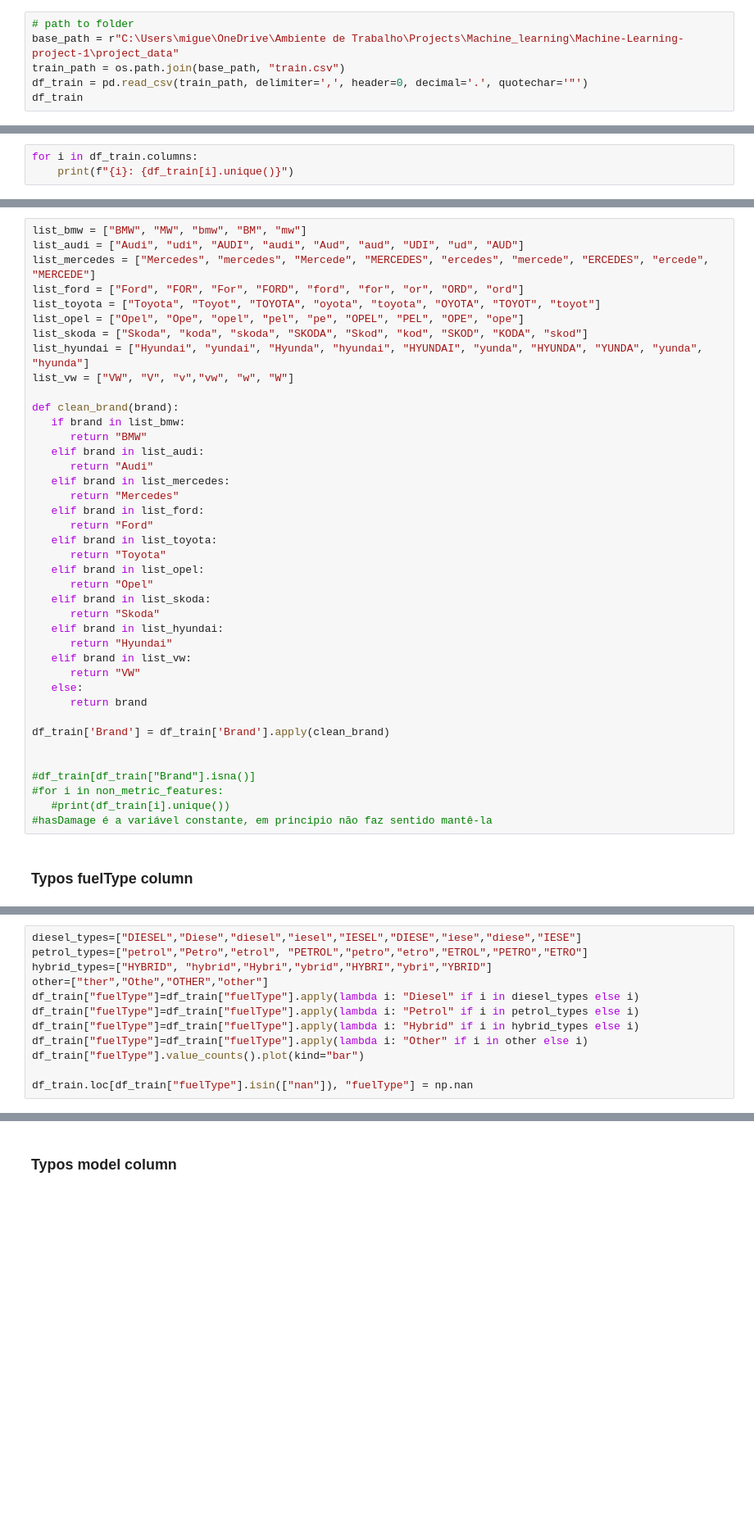
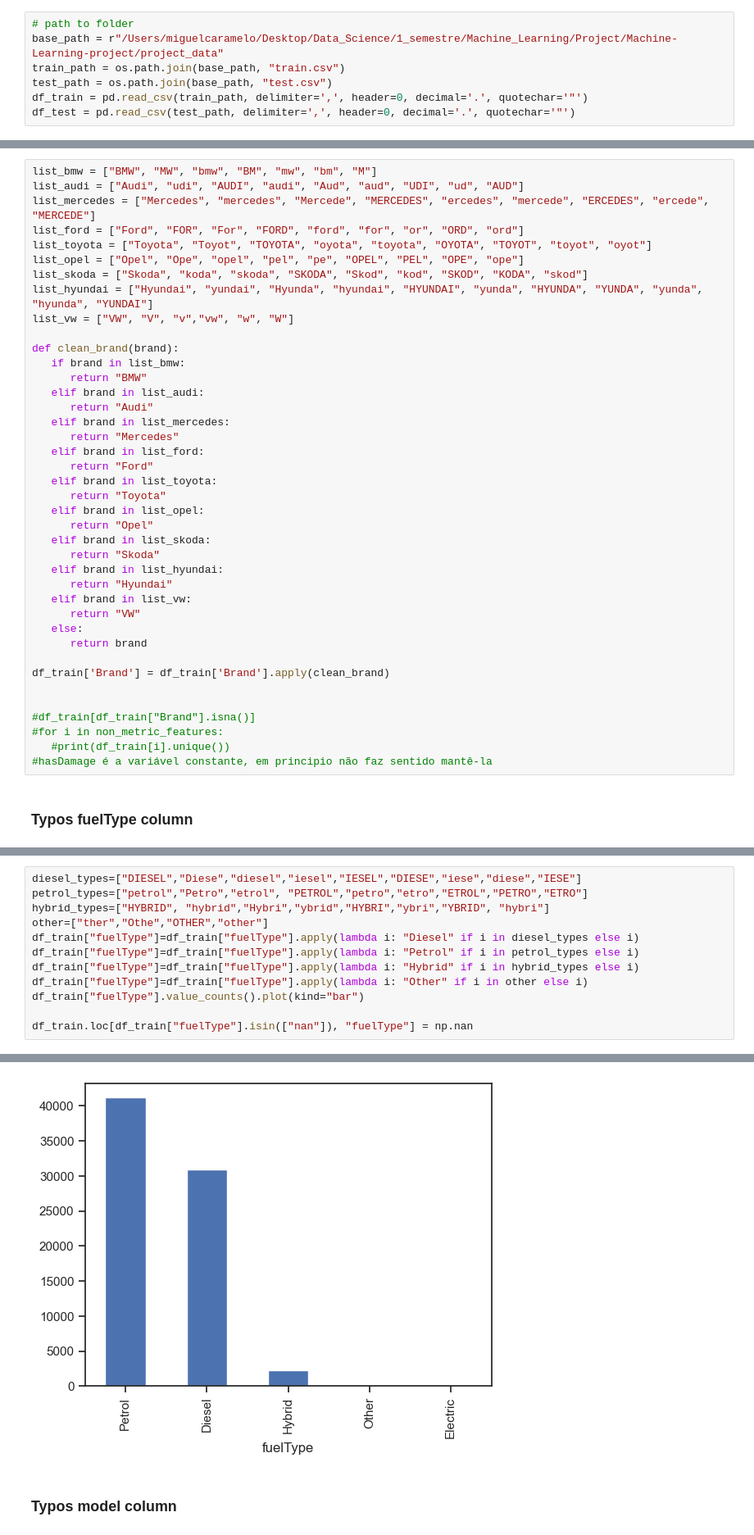
Before and after one commit to Filipesteves974/Machine-Learning-project, a Jupyter notebook: preprocessingmiguel.ipynb, the cells around one changed output, grey strips where cells are left out. Shown at 82% size. Drawn from its saved outputs; the diff is of its cells as text; blank space fills up the shorter version.

```diff
--- a/preprocessingmiguel.ipynb
+++ b/preprocessingmiguel.ipynb
@@ -38,7 +38,8 @@ np.random.seed(RSEED)
 # Import data
 # %%
 # path to folder
-base_path = r"C:\Users\migue\OneDrive\Ambiente de Trabalho\Projects\Machine_learning\Machine-Learning-project-1\project_data"
+base_path = r"/Users/miguelcaramelo/Desktop/Data_Science/1_semestre/Machine_Learning/Project/Machine-Learning-project/project_data"
 train_path = os.path.join(base_path, "train.csv")
+test_path = os.path.join(base_path, "test.csv")
 df_train = pd.read_csv(train_path, delimiter=',', header=0, decimal='.', quotechar='"')
-df_train
+df_test = pd.read_csv(test_path, delimiter=',', header=0, decimal='.', quotechar='"')
@@ -269,3 +253,0 @@ Checking the unique values for each column
-# %%
-for i in df_train.columns:
-    print(f"{i}: {df_train[i].unique()}")
@@ -294,12 +275,12 @@ hasDamage: [ 0. nan]
 # %%
-list_bmw = ["BMW", "MW", "bmw", "BM", "mw"]
+list_bmw = ["BMW", "MW", "bmw", "BM", "mw", "bm", "M"]
 list_audi = ["Audi", "udi", "AUDI", "audi", "Aud", "aud", "UDI", "ud", "AUD"]
 list_mercedes = ["Mercedes", "mercedes", "Mercede", "MERCEDES", "ercedes", "mercede", "ERCEDES", "ercede", "MERCEDE"]
 list_ford = ["Ford", "FOR", "For", "FORD", "ford", "for", "or", "ORD", "ord"]
-list_toyota = ["Toyota", "Toyot", "TOYOTA", "oyota", "toyota", "OYOTA", "TOYOT", "toyot"]
+list_toyota = ["Toyota", "Toyot", "TOYOTA", "oyota", "toyota", "OYOTA", "TOYOT", "toyot", "oyot"]
 list_opel = ["Opel", "Ope", "opel", "pel", "pe", "OPEL", "PEL", "OPE", "ope"]
 list_skoda = ["Skoda", "koda", "skoda", "SKODA", "Skod", "kod", "SKOD", "KODA", "skod"]
-list_hyundai = ["Hyundai", "yundai", "Hyunda", "hyundai", "HYUNDAI", "yunda", "HYUNDA", "YUNDA", "yunda", "hyunda"]
+list_hyundai = ["Hyundai", "yundai", "Hyunda", "hyundai", "HYUNDAI", "yunda", "HYUNDA", "YUNDA", "yunda", "hyunda", "YUNDAI"]
 list_vw = ["VW", "V", "v","vw", "w", "W"]
 
 def clean_brand(brand):
@@ -336,7 +328,7 @@ df_train['Brand'] = df_train['Brand'].apply(clean_brand)
 # %%
 diesel_types=["DIESEL","Diese","diesel","iesel","IESEL","DIESE","iese","diese","IESE"]
 petrol_types=["petrol","Petro","etrol", "PETROL","petro","etro","ETROL","PETRO","ETRO"]
-hybrid_types=["HYBRID", "hybrid","Hybri","ybrid","HYBRI","ybri","YBRID"]
+hybrid_types=["HYBRID", "hybrid","Hybri","ybrid","HYBRI","ybri","YBRID", "hybri"]
 other=["ther","Othe","OTHER","other"]
 df_train["fuelType"]=df_train["fuelType"].apply(lambda i: "Diesel" if i in diesel_types else i)
 df_train["fuelType"]=df_train["fuelType"].apply(lambda i: "Petrol" if i in petrol_types else i)
@@ -350,2 +341,3 @@ NameError: name 'X_train' is not defined
+[figure, added]
 # %% [markdown]
 ### Typos model column
```
Also changed, not shown: parts of 12 cells of this notebook.
